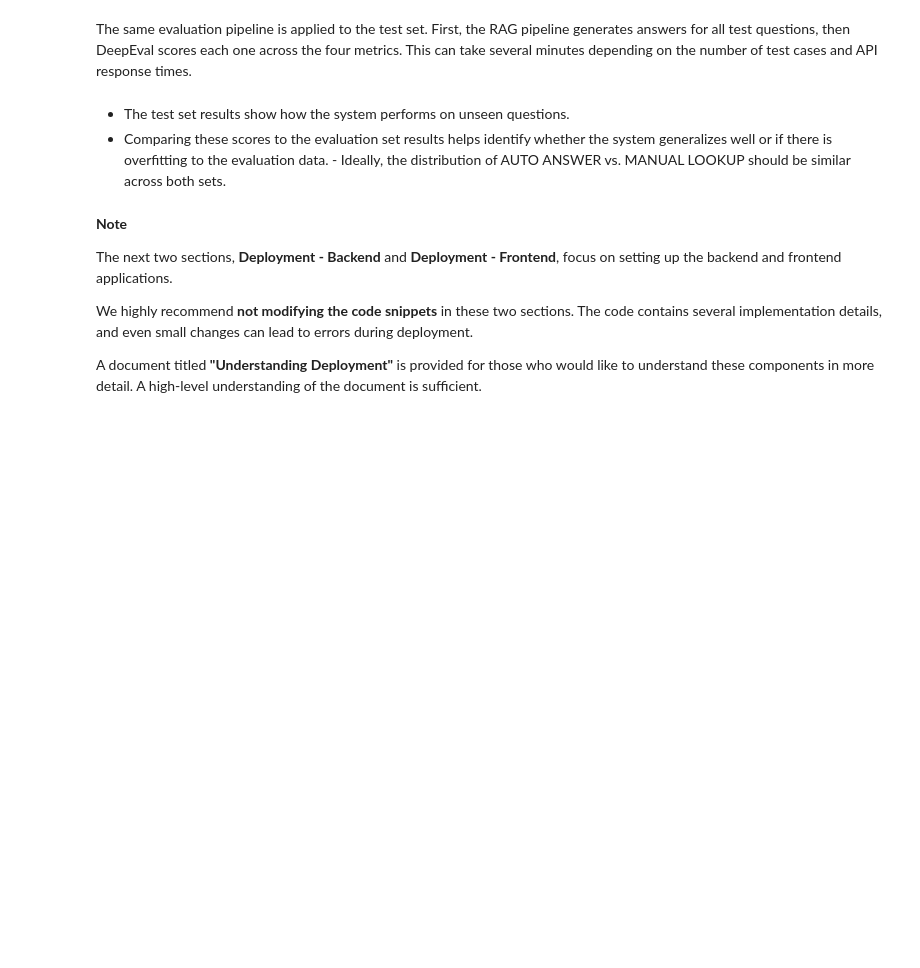
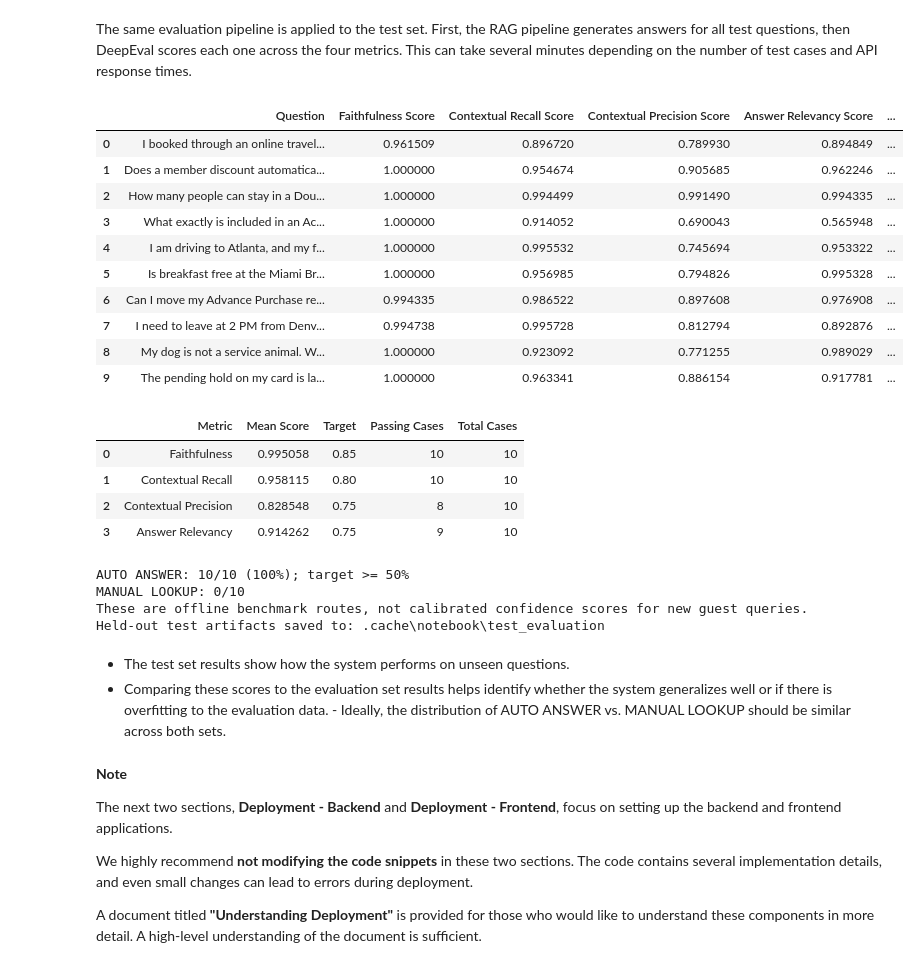
Before and after one commit to scottpwells/AuroraStays--QnA, a Jupyter notebook: Full_Code_Notebook.ipynb, the cells around one changed output. Saved outputs shown, nothing was run; the diff lists cells and outputs as text; code cells hidden in the pictures; blank space fills up the shorter version.

```diff
--- a/Full_Code_Notebook.ipynb
+++ b/Full_Code_Notebook.ipynb
@@ -970,3 +1355,70 @@ create_evaluation_df(test_cases, results)
+# %%
+# Display and save held-out scores, pass counts, and offline routing.
+test_evaluation_df = create_evaluation_df(test_cases, results)
+display(test_evaluation_df)
+metric_targets = {
+    "Faithfulness": 0.85,
+    "Contextual Recall": 0.80,
+    "Contextual Precision": 0.75,
+    "Answer Relevancy": 0.75,
+}
+metric_summary = pd.DataFrame([
+    {
+        "Metric": name,
+        "Mean Score": float(test_evaluation_df[f"{name} Score"].mean()),
+        "Target": target,
+        "Passing Cases": int((test_evaluation_df[f"{name} Score"] >= target).sum()),
+        "Total Cases": len(test_evaluation_df),
+    }
+    for name, target in metric_targets.items()
+])
+display(metric_summary)
+auto_answer_count = int((test_evaluation_df["Type"] == "AUTO ANSWER").sum())
+auto_answer_rate = auto_answer_count / len(test_evaluation_df)
+print(f"AUTO ANSWER: {auto_answer_count}/{len(test_evaluation_df)} ({auto_answer_rate:.0%}); target >= 50%")
+print(f"MANUAL LOOKUP: {len(test_evaluation_df) - auto_answer_count}/{len(test_evaluation_df)}")
+print("These are offline benchmark routes, not calibrated confidence scores for new guest queries.")
+
+test_evaluation_df.to_csv(TEST_OUTPUT_DIR / "scores.csv", index=False)
+metric_summary.to_csv(TEST_OUTPUT_DIR / "metric_summary.csv", index=False)
+(TEST_OUTPUT_DIR / "summary.json").write_text(json.dumps({
+    "dataset": "Data/test.csv",
+    "cases": len(test_evaluation_df),
+    "model": MODEL,
+    "judge": EVAL_MODEL,
+    "parameters": {"k": K, "temperature": TEMPERATURE, "top_p": TOP_P, "max_tokens": MAX_TOKENS},
+    "metric_summary": metric_summary.to_dict(orient="records"),
+    "mean_composite": float(test_evaluation_df["Composite Score"].mean()),
+    "auto_answer_count": auto_answer_count,
+    "auto_answer_rate": auto_answer_rate,
+    "auto_answer_rate_target": 0.50,
+    "auto_answer_rate_target_met": auto_answer_rate >= 0.50,
+    "routing_rule": "AUTO ANSWER at composite >= 0.75; MANUAL LOOKUP below 0.75",
+    "all_metrics_passing_cases": int(test_evaluation_df[[f"{name} Score" for name in metric_targets]].ge(list(metric_targets.values())).all(axis=1).sum()),
+    "test_set_evaluated": True,
+}, indent=2) + "\n", encoding="utf-8")
+print(f"Held-out test artifacts saved to: {TEST_OUTPUT_DIR}")
+# %% [output]
+|  | Question | Faithfulness Score | Contextual Recall Score | Contextual Precision Score | Answer Relevancy Score | ... |
+| 0 | I booked through an online travel... | 0.961509 | 0.896720 | 0.789930 | 0.894849 | ... |
+| 1 | Does a member discount automatica... | 1.000000 | 0.954674 | 0.905685 | 0.962246 | ... |
+| 2 | How many people can stay in a Dou... | 1.000000 | 0.994499 | 0.991490 | 0.994335 | ... |
+| 3 | What exactly is included in an Ac... | 1.000000 | 0.914052 | 0.690043 | 0.565948 | ... |
+| 4 | I am driving to Atlanta, and my f... | 1.000000 | 0.995532 | 0.745694 | 0.953322 | ... |
+| 5 | Is breakfast free at the Miami Br... | 1.000000 | 0.956985 | 0.794826 | 0.995328 | ... |
+| 6 | Can I move my Advance Purchase re... | 0.994335 | 0.986522 | 0.897608 | 0.976908 | ... |
+| 7 | I need to leave at 2 PM from Denv... | 0.994738 | 0.995728 | 0.812794 | 0.892876 | ... |
+| 8 | My dog is not a service animal. W... | 1.000000 | 0.923092 | 0.771255 | 0.989029 | ... |
+| 9 | The pending hold on my card is la... | 1.000000 | 0.963341 | 0.886154 | 0.917781 | ... |
+|  | Metric | Mean Score | Target | Passing Cases | Total Cases |
+| 0 | Faithfulness | 0.995058 | 0.85 | 10 | 10 |
+| 1 | Contextual Recall | 0.958115 | 0.80 | 10 | 10 |
+| 2 | Contextual Precision | 0.828548 | 0.75 | 8 | 10 |
+| 3 | Answer Relevancy | 0.914262 | 0.75 | 9 | 10 |
+AUTO ANSWER: 10/10 (100%); target >= 50%
+MANUAL LOOKUP: 0/10
+These are offline benchmark routes, not calibrated confidence scores for new guest queries.
+Held-out test artifacts saved to: .cache\notebook\test_evaluation
 # %% [markdown]
 - The test set results show how the system performs on unseen questions.
 - Comparing these scores to the evaluation set results helps identify whether the system generalizes well or if there is overfitting to the evaluation data. - Ideally, the distribution of AUTO ANSWER vs. MANUAL LOOKUP should be similar across both sets.
```
Also changed, not shown: parts of 46 cells of this notebook, 16 other files.
